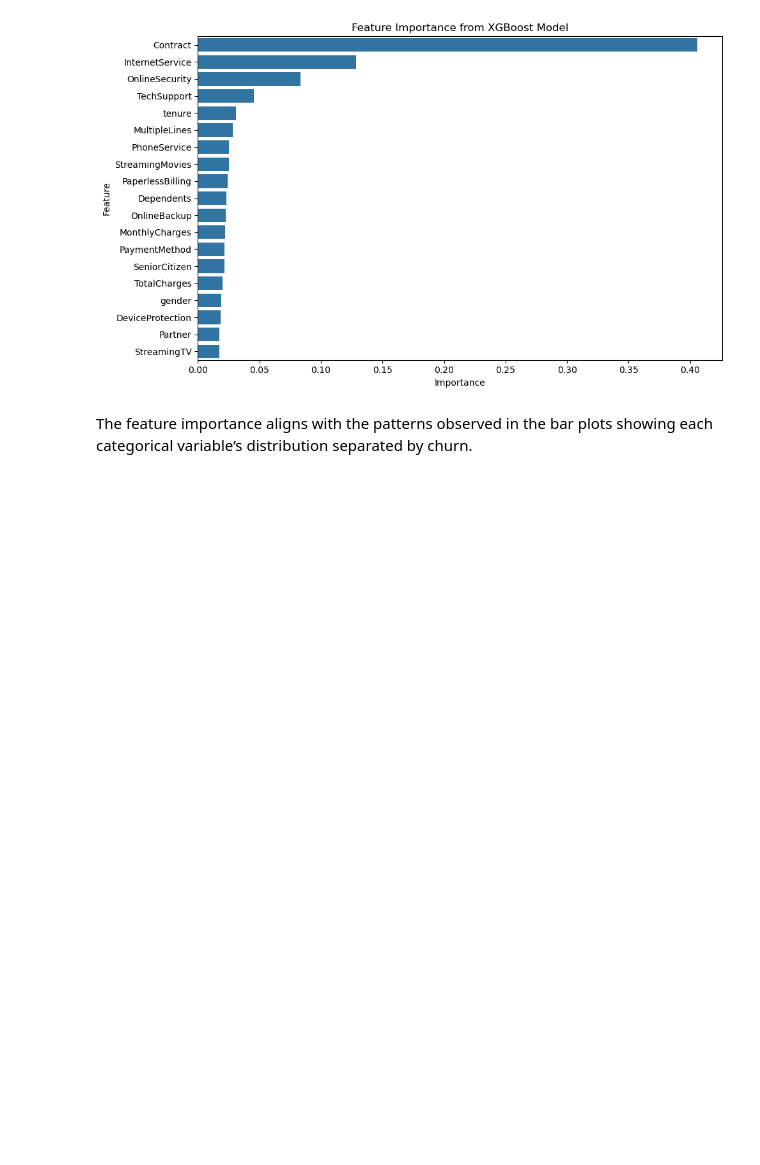
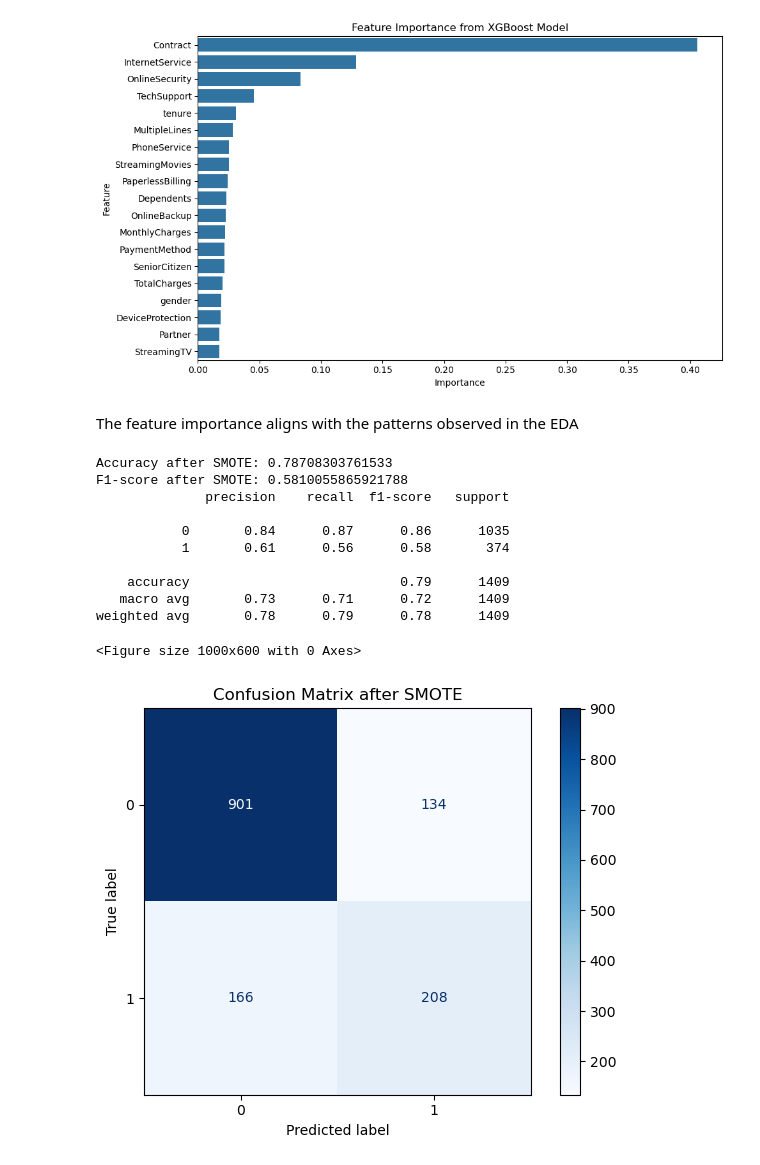
Before and after one commit to PancratiusV/Telco-Customer-Churn-Prediction, a Jupyter notebook: Telco.ipynb, the cells around one changed output. Cells and saved outputs as stored; diff of their text form; code cells hidden in the pictures; blank space fills up the shorter version.

Commit message:
Learning and trying SMOTE

```diff
--- a/Telco.ipynb
+++ b/Telco.ipynb
@@ -251,7 +258,6 @@ weighted avg       0.77      0.78      0.77      1409
 Both models performed similar. We can probably/ most likely be able to improve the performance by tuning the hyperparameters of the models.
 # %%
 from sklearn.model_selection import GridSearchCV
-from sklearn.metrics import make_scorer,recall_score
 
 xgb_model_tuned = XGBClassifier(random_state=42)
 
@@ -261,18 +267,17 @@ param_grid = {
     'learning_rate': [0.01, 0.05, 0.1],
     'scale_pos_weight': [1, 2, 3],  # Adjusting for class imbalance
 }
-grid_search = GridSearchCV(estimator=xgb_model_tuned, param_grid=param_grid, cv=3, verbose=1, n_jobs=-1,scoring=make_scorer(f1_score))
+grid_search = GridSearchCV(estimator=xgb_model_tuned, param_grid=param_grid, cv=3, verbose=1, n_jobs=-1,scoring='f1')
 
 grid_search.fit(X_train, y_train)
 
 print(f"Best parameters: {grid_search.best_params_}")
-print(f"Best score: {grid_search.best_score_}")
 
 best_model = grid_search.best_estimator_
 best_model_pred = best_model.predict(X_test)
 
 print(f"Accuracy: {accuracy_score(y_test, best_model_pred)}")
-print(f"\nF1-score: {f1_score(y_test, best_model_pred)}")
+print(f"F1-score: {f1_score(y_test, best_model_pred)}")
 print(classification_report(y_test, best_model_pred))
 cm = confusion_matrix(y_test, best_model_pred)
 plt.figure(figsize=(10, 6))
@@ -315,4 +318,39 @@ plt.show()
 # %% [output]
 [figure]
 # %% [markdown]
-The feature importance aligns with the patterns observed in the bar plots showing each categorical variable’s distribution separated by churn.
+The feature importance aligns with the patterns observed in the EDA
+# %%
+#Trying SMOTE to see if it improves the model performance
+from imblearn.over_sampling import SMOTE
+
+smote = SMOTE(random_state=42,k_neighbors=5)
+X_train_resampled, y_train_resampled = smote.fit_resample(X_train, y_train)
+
+xgb_model_smote = XGBClassifier(random_state=42)
+xgb_model_smote.fit(X_train_resampled, y_train_resampled)
+
+xgb_model_smote_pred = xgb_model_smote.predict(X_test)
+
+print(f"Accuracy after SMOTE: {accuracy_score(y_test, xgb_model_smote_pred)}")
+print(f"F1-score after SMOTE: {f1_score(y_test, xgb_model_smote_pred)}")
+print(classification_report(y_test, xgb_model_smote_pred))
+cm = confusion_matrix(y_test, xgb_model_smote_pred)
+plt.figure(figsize=(10, 6))
+ConfusionMatrixDisplay(confusion_matrix=cm, display_labels=xgb_model_smote.classes_).plot(cmap=plt.cm.Blues)
+plt.title('Confusion Matrix after SMOTE')
+plt.tight_layout()
+plt.savefig('images/confusion_matrix_smote.png')
+plt.show()
+# %% [output]
+Accuracy after SMOTE: 0.78708303761533
+F1-score after SMOTE: 0.5810055865921788
+              precision    recall  f1-score   support
+
+           0       0.84      0.87      0.86      1035
+           1       0.61      0.56      0.58       374
+
+    accuracy                           0.79      1409
+   macro avg       0.73      0.71      0.72      1409
+weighted avg       0.78      0.79      0.78      1409
+<Figure size 1000x600 with 0 Axes>
+[figure, added]
```
Also changed, not shown: parts of 2 cells of this notebook, 2 other files.
